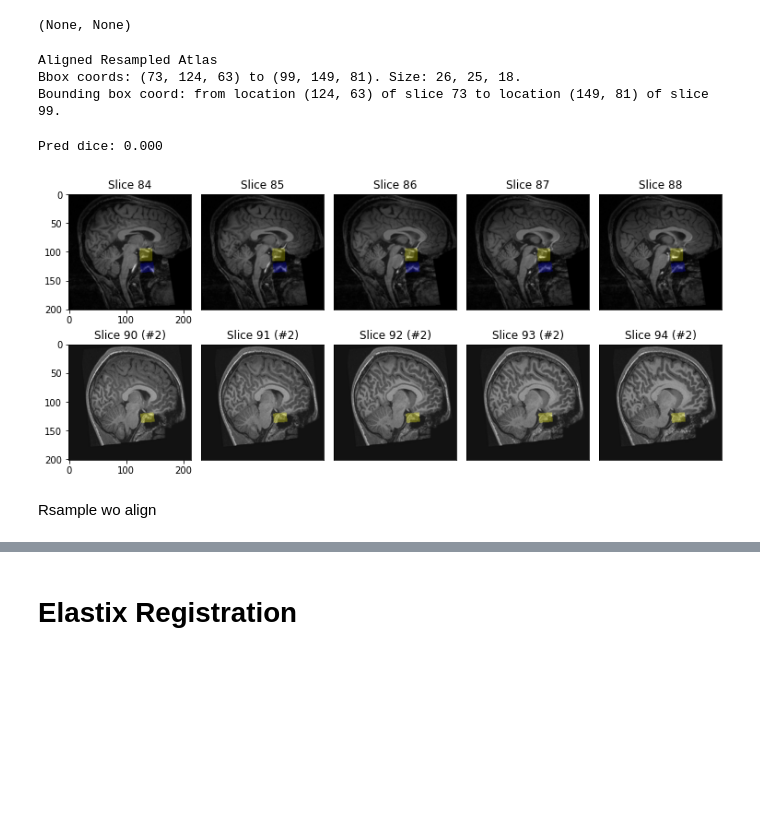
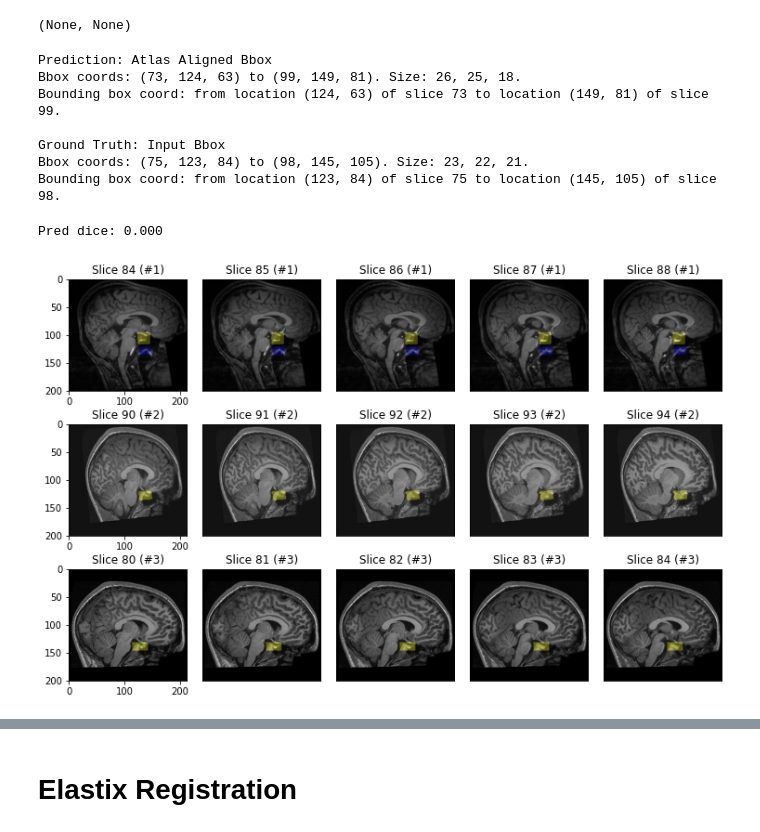
Before and after one commit to RGologorsky/DeepPit, a Jupyter notebook: 1 - Cascaded.ipynb, the cells around one changed output, grey strips where cells are left out. Cells and saved outputs as stored; diff of their text form; code cells hidden in the pictures; blank space fills up the shorter version.

Commit message:
Cascade align

```diff
--- a/1 - Cascaded.ipynb
+++ b/1 - Cascaded.ipynb
@@ -402,11 +407,16 @@ Pixel type: 8 = 32-bit float
 pred_mask_arr = sitk2np(pred_mask_obj)
 pred_bbox_coords = mask2bbox(pred_mask_arr)
 
-print("Aligned Resampled Atlas"); print_bbox(*pred_bbox_coords); print();
+print("Prediction: Atlas Aligned Bbox"); print_bbox(*pred_bbox_coords); print();
+print("Ground Truth: Input Bbox"); print_bbox(*resampled_input_bbox_coords); print();
 # %% [output]
-Aligned Resampled Atlas
+Prediction: Atlas Aligned Bbox
 Bbox coords: (73, 124, 63) to (99, 149, 81). Size: 26, 25, 18.
 Bounding box coord: from location (124, 63) of slice 73 to location (149, 81) of slice 99.
+
+Ground Truth: Input Bbox
+Bbox coords: (75, 123, 84) to (98, 145, 105). Size: 23, 22, 21.
+Bounding box coord: from location (123, 84) of slice 75 to location (145, 105) of slice 98.
 # %%
 pred_dice = compute_dice_coefficient(sitk2np(pred_mask_obj).astype(bool), resampled_input_mask_arr.astype(bool))
 print(f"Pred dice: {pred_dice:.3f}")
@@ -415,21 +425,26 @@ Pred dice: 0.000
 # %%
 # Viz
 pred_slice_range = lrange(90,95)
 resampled_input_slice_range = lrange(84, 89)
 
-viz_axis(resampled_input_arr, \
+# Row 1. Input w/ GT and Pred
+# Row 2. Mapped Atlas w/ mapped atlas ROI
+# Row 3. Atlas w/ Atlas ROI
+
+viz_axis(np_arr = resampled_input_arr, \
         bin_mask_arr  = resampled_input_mask_arr, color1 = "yellow", alpha1=0.3, \
         bin_mask_arr2  = pred_mask_arr, color2 = "blue", alpha2=0.3, \
         slices=resampled_input_slice_range, fixed_axis=0, \
+        axis_fn = np.rot90, \
 
         np_arr_b = sitk2np(pred_obj), \
-        bin_mask_arr_b  = pred_mask_arr, color1_b = "yellow", alpha1_b=0.3, \
-        slices_b = pred_slice_range, fixed_axis_b=0, \
-        axis_fn_b = np.rot90, \
+        bin_mask_arr_b  = pred_mask_arr, color1_b = "yellow", alpha1_b=0.3,
+        slices_b = pred_slice_range,
 
-        axis_fn = np.rot90, \
-        grid = [2, 5], hspace=0.3, fig_mult=2)
+        np_arr_c = resampled_atlas_arr, \
+        bin_mask_arr_c  = resampled_atlas_mask_arr, color1_c = "yellow", alpha1_c=0.3,
+        slices_c = resampled_atlas_slice_range,
+
+        grid = [3, 5], hspace=0.3, fig_mult=2)
 # %% [output]
-[figure, old version]
+[figure, new version]
-# %% [markdown]
-Rsample wo align
```
Also changed, not shown: parts of 39 cells of this notebook, 6 other files.
